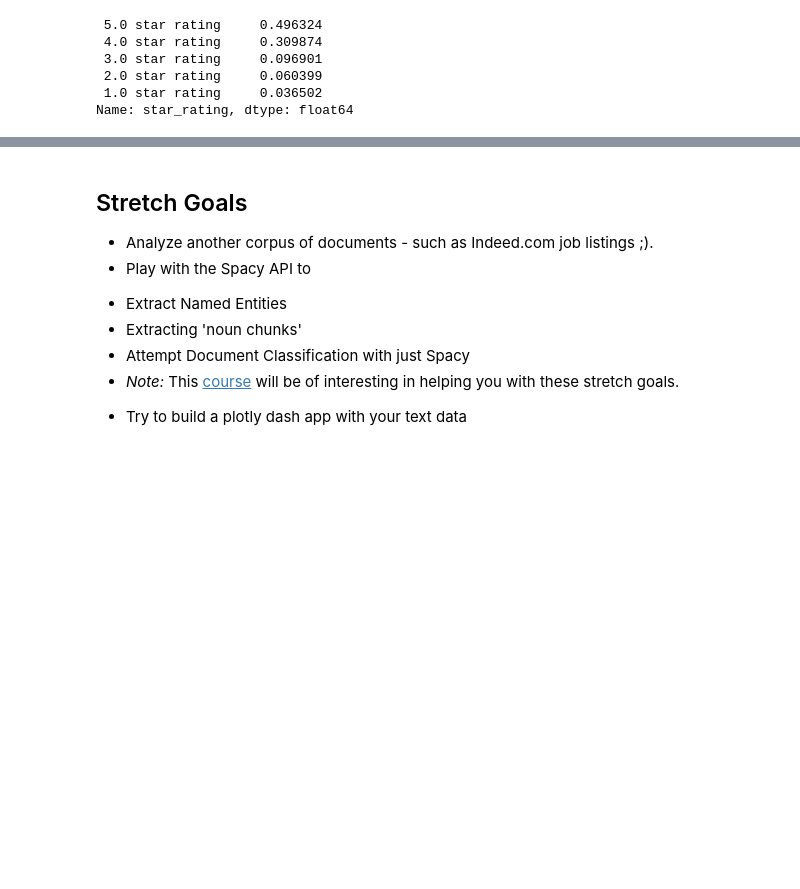
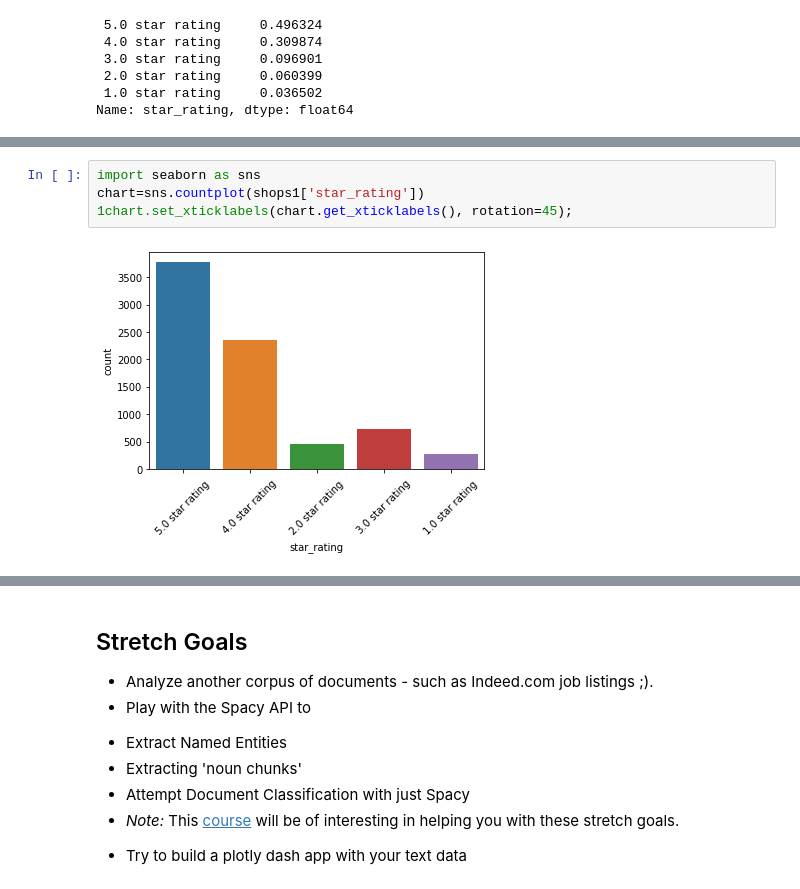
Before and after one commit to pingao2019/DS-Unit-4-Sprint-1-NLP, a Jupyter notebook: LS_DS_411_Text_Data_Assignment.ipynb, the cells around one changed output, grey strips where cells are left out. Cells and saved outputs as stored; diff of their text form; blank space fills up the shorter version.

```diff
--- a/LS_DS_411_Text_Data_Assignment.ipynb
+++ b/LS_DS_411_Text_Data_Assignment.ipynb
@@ -436,0 +87,6 @@ plt.show()
+# %%
+import seaborn as sns
+chart=sns.countplot(shops1['star_rating'])
+1chart.set_xticklabels(chart.get_xticklabels(), rotation=45);
+# %% [output]
+[figure, added]
```
Also changed, not shown: parts of 56 cells of this notebook.
